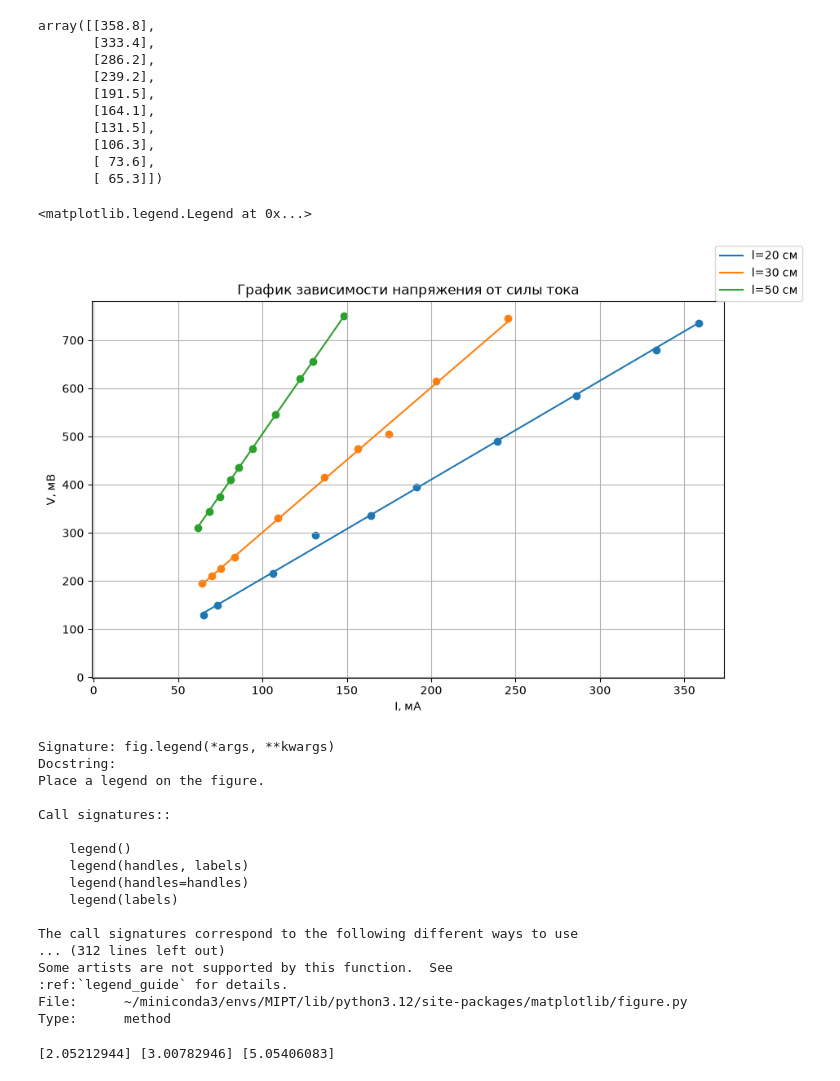
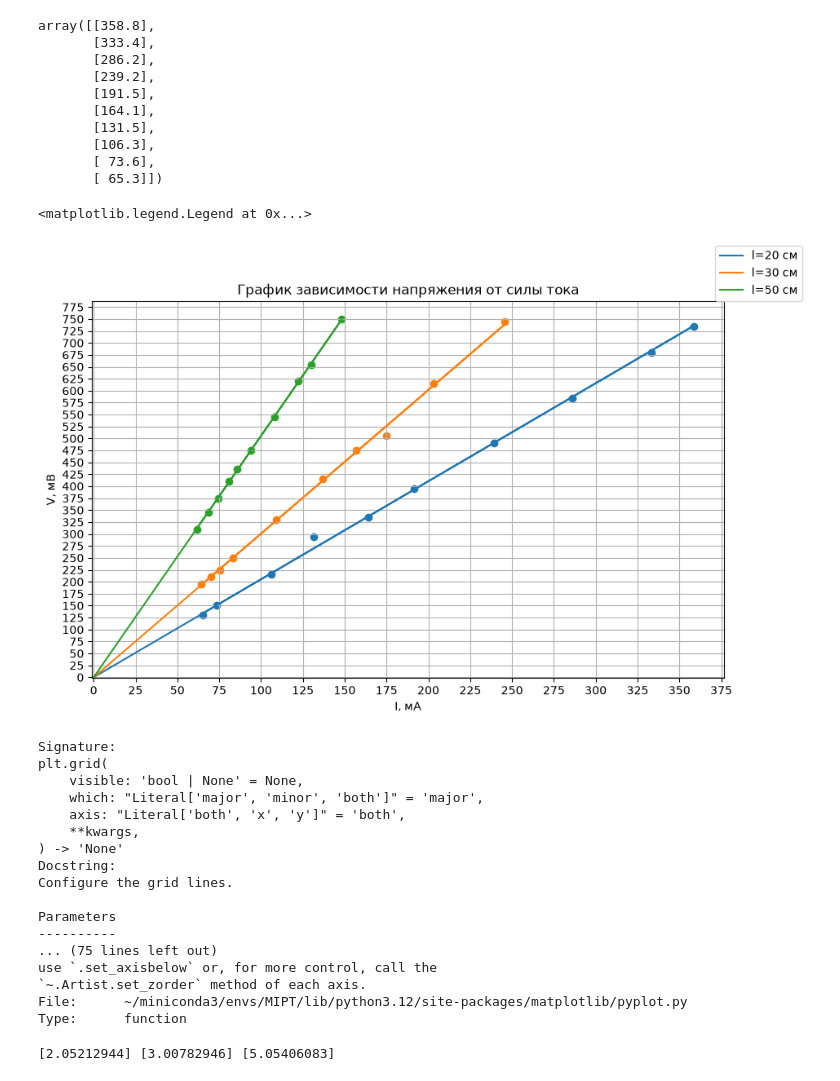
Before and after one commit to sanyaswim2020-lgtm/MIPT_phys_lab, a Jupyter notebook: Mechanics/lab_2.ipynb, the cells around one changed output. Saved outputs shown, nothing was run; the diff lists cells and outputs as text; code cells hidden in the pictures.

```diff
--- a/Mechanics/lab_2.ipynb
+++ b/Mechanics/lab_2.ipynb
@@ -106,54 +99,59 @@ array([[358.8],
        [ 73.6],
        [ 65.3]])
 # %%
+'''
 k_20, b_20 = np.polyfit(length_20['I'], length_20['V'], deg=1)
 k_30, b_30 = np.polyfit(length_30['I'], length_30['V'], deg=1)
 k_50, b_50 = np.polyfit(length_50['I'], length_50['V'], deg=1)
+'''
 
 x_20, residuals_20, rank, s = np.linalg.lstsq(U_20, I_20)
 x_30, residuals_30, rank, s = np.linalg.lstsq(U_30, I_30)
 x_50, residuals_50, rank, s = np.linalg.lstsq(U_50, I_50)
 
 import matplotlib.pyplot as plt
+from matplotlib.ticker import MultipleLocator
 
 fig, ax = plt.subplots(figsize=(10,6))
-plt.grid(True)
+ax.xaxis.set_major_locator(MultipleLocator(25))
+ax.yaxis.set_major_locator(MultipleLocator(25))
+plt.grid(True,'both')
 ax.scatter(length_20['I'], length_20['V'])
-ax.plot(length_20['I'], length_20['I']*x_20, label='l=20 см')
+ax.plot(np.insert(length_20_np[:,0],0,0), np.insert(length_20_np[:,0], 0, 0)*x_20, label='l=20 см')
 ax.scatter(length_30['I'], length_30['V'])
-ax.plot(length_30['I'], length_30['I']*x_30, label='l=30 см')
+ax.plot(np.insert(length_30_np[:,0],0,0), np.insert(length_30_np[:,0], 0, 0)*x_30, label='l=30 см')
 ax.scatter(length_50['I'], length_50['V'])
-ax.plot(length_50['I'], length_50['I']*x_50, label='l=50 см')
+ax.plot(np.insert(length_50_np[:,0],0,0), np.insert(length_50_np[:,0], 0, 0)*x_50, label='l=50 см')
 
 ax.set_title('График зависимости напряжения от силы тока')
 ax.set_xlabel('I, мА')
 ax.set_ylabel('V, мВ')
 ax.set_xlim(-1)
 ax.set_ylim(-1)
 fig.legend()
 # %% [output]
 <matplotlib.legend.Legend at 0x...>
-[figure, old version]
+[figure, new version]
 # %%
-fig.legend?
+plt.grid?
 # %% [output]
-Signature: fig.legend(*args, **kwargs)
+Signature:
+plt.grid(
+    visible: 'bool | None' = None,
+    which: "Literal['major', 'minor', 'both']" = 'major',
+    axis: "Literal['both', 'x', 'y']" = 'both',
+    **kwargs,
+) -> 'None'
 Docstring:
-Place a legend on the figure.
+Configure the grid lines.
 
-Call signatures::
-
-    legend()
-    legend(handles, labels)
-    legend(handles=handles)
-    legend(labels)
-
-The call signatures correspond to the following different ways to use
-... (312 lines left out)
-Some artists are not supported by this function.  See
-:ref:`legend_guide` for details.
-File:      ~/miniconda3/envs/MIPT/lib/python3.12/site-packages/matplotlib/figure.py
-Type:      method
+Parameters
+----------
+... (75 lines left out)
+use `.set_axisbelow` or, for more control, call the
+`~.Artist.set_zorder` method of each axis.
+File:      ~/miniconda3/envs/MIPT/lib/python3.12/site-packages/matplotlib/pyplot.py
+Type:      function
 # %%
 print(x_20, x_30, x_50)
 # %% [output]
```
Also changed, not shown: parts of 1 cell of this notebook, 35 other files.
